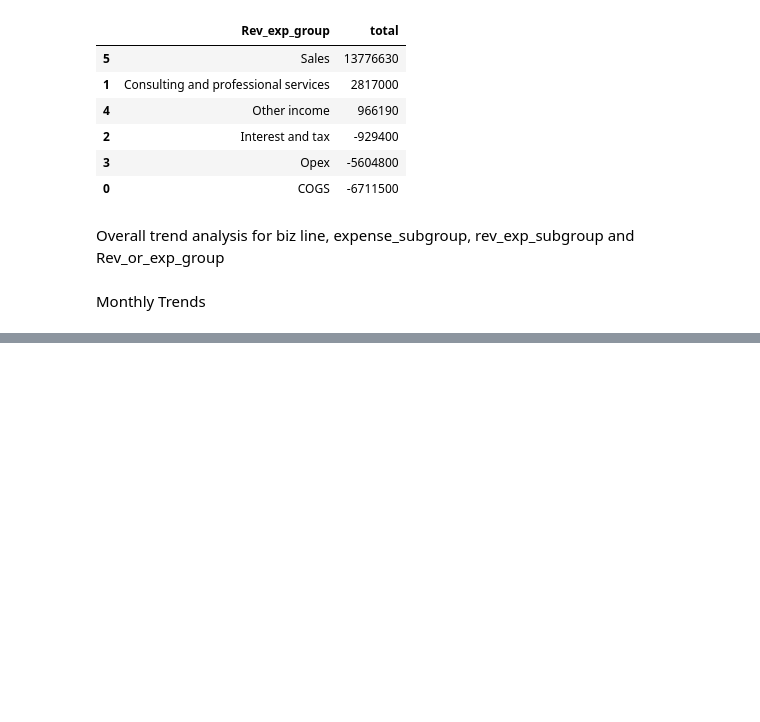
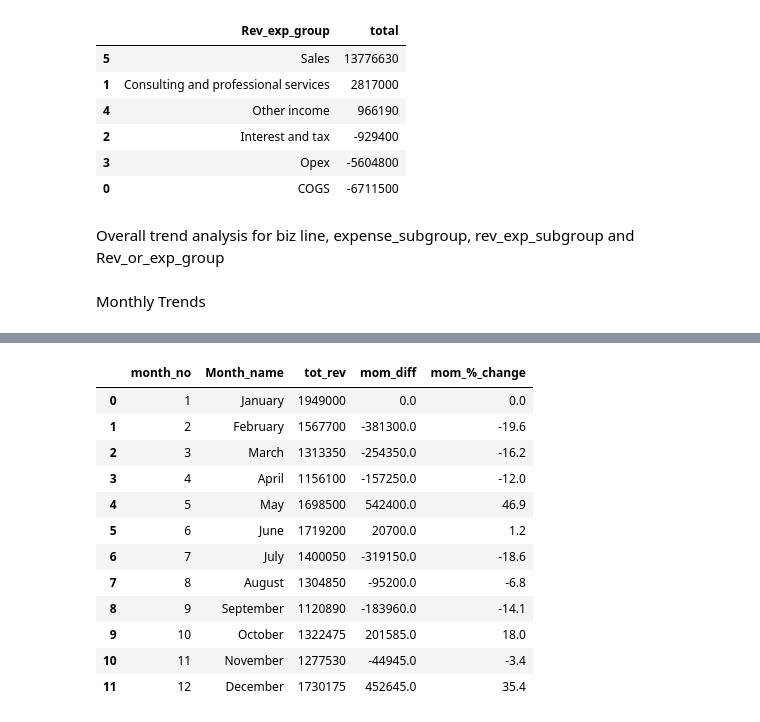
Before and after one commit to djibril968/Python_projects, a Jupyter notebook: Onyx_Financial_Analysis.ipynb, the cells around one changed output, grey strips where cells are left out. Saved outputs shown, nothing was run; the diff lists cells and outputs as text; code cells hidden in the pictures; blank space fills up the shorter version.

```diff
--- a/Onyx_Financial_Analysis.ipynb
+++ b/Onyx_Financial_Analysis.ipynb
@@ -94,3 +94,5 @@ Fin_data
 # %%
 Fin_data['Quarter'] = Fin_data['Date'].dt.quarter
 Fin_data.head()
+
+Fin_data['Quarter'] = 'qtr ' + Fin_data['Quarter'].astype(str)
@@ -376,7 +371,11 @@ Overall trend analysis for biz line, expense_subgroup, rev_exp_subgroup and Rev_
 # %% [markdown]
 Monthly Trends
 # %%
-#rev_by_months
+#extracting required data for trend overview
 
-trend_rev_extract = Fin_data.loc[Fin_data['Rev_or_exp'] == 'Revenue', ['Month_name', 'Quarter', 'week', 'week_day', 'Biz_line', 'Rev_exp_group', 'Rev_or_exp' ]]
-trend_rev_extract.head()
+trend_rev_extract = Fin_data.loc[Fin_data['Rev_or_exp'] == 'Revenue', ['Month_name', 'month_no', 'Quarter', 'week', 'week_day', 'Biz_line', 'Rev_exp_group', 'Rev_or_exp', 'Amount' ]]
+
+trend_exp_extract = Fin_data.loc[Fin_data['Rev_or_exp'] == 'Expense', ['Month_name', 'month_no','Quarter', 'week', 'week_day', 'Biz_line', 'Rev_exp_group', 'Expense_subgroup', 'Rev_or_exp', 'Amount' ]]
+
+trend_rev_extract.set_index('month_no', inplace= True)
+trend_exp_extract.set_index('month_no', inplace= True)
@@ -396,0 +382,5 @@ Index(['Year', 'Month_name', 'Month_sequence', 'Date', 'Biz_line', 'Amount',
+# %%
+#total rev by month
+
+tot_rev_by_month = trend_rev_extract.groupby(['month_no','Month_name'])['Amount'].sum().reset_index(name= 'tot_rev').sort_values('month_no',ascending = True)
+tot_rev_by_month
@@ -396,0 +419,20 @@ Index(['Year', 'Month_name', 'Month_sequence', 'Date', 'Biz_line', 'Amount',
+# %%
+#month over month change in revenue
+
+tot_rev_by_month['mom_diff'] = tot_rev_by_month['tot_rev'] - tot_rev_by_month['tot_rev'].shift(1)
+tot_rev_by_month['mom_%_change'] = tot_rev_by_month['tot_rev'].pct_change().round(3) *100
+tot_rev_by_month.fillna(0)
+# %% [output]
+|  | month_no | Month_name | tot_rev | mom_diff | mom_%_change |
+| 0 | 1 | January | 1949000 | 0.0 | 0.0 |
+| 1 | 2 | February | 1567700 | -381300.0 | -19.6 |
+| 2 | 3 | March | 1313350 | -254350.0 | -16.2 |
+| 3 | 4 | April | 1156100 | -157250.0 | -12.0 |
+| 4 | 5 | May | 1698500 | 542400.0 | 46.9 |
+| 5 | 6 | June | 1719200 | 20700.0 | 1.2 |
+| 6 | 7 | July | 1400050 | -319150.0 | -18.6 |
+| 7 | 8 | August | 1304850 | -95200.0 | -6.8 |
+| 8 | 9 | September | 1120890 | -183960.0 | -14.1 |
+| 9 | 10 | October | 1322475 | 201585.0 | 18.0 |
+| 10 | 11 | November | 1277530 | -44945.0 | -3.4 |
+| 11 | 12 | December | 1730175 | 452645.0 | 35.4 |
```
Also changed, not shown: parts of 6 cells of this notebook.
